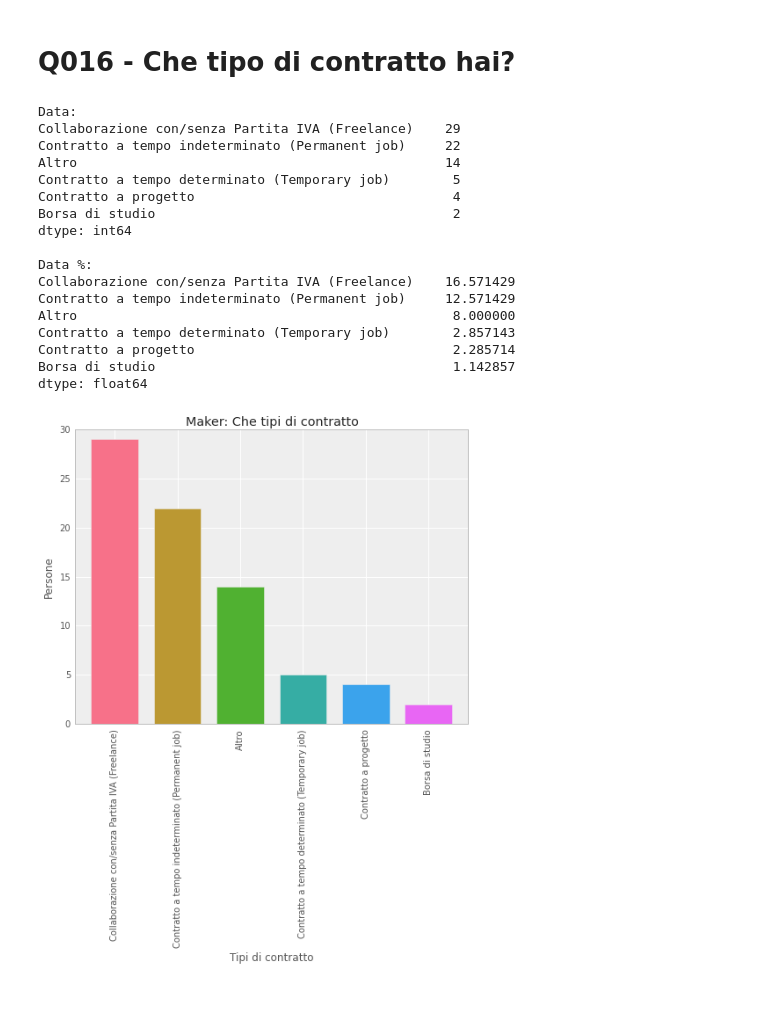
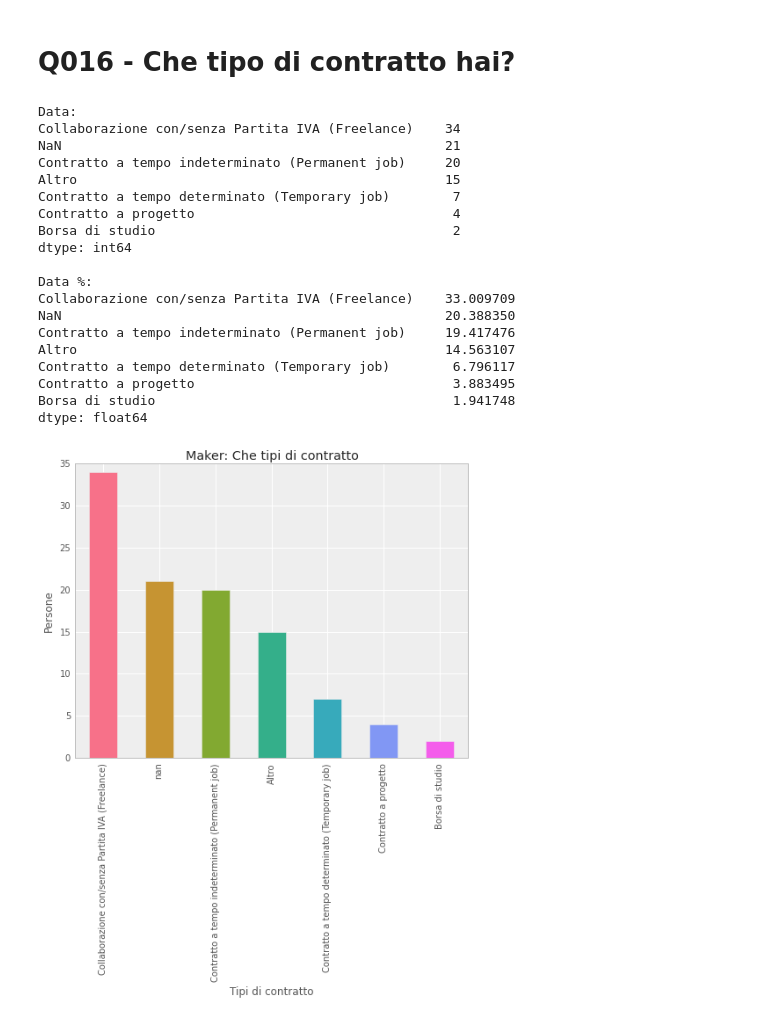
Before and after one commit to openp2pdesign/Makers-Inquiry---Analysis, a Jupyter notebook: Q016.ipynb, the cells around one changed output. Saved outputs shown, nothing was run; the diff lists cells and outputs as text; code cells hidden in the pictures.

```diff
--- a/Q016.ipynb
+++ b/Q016.ipynb
@@ -73,39 +24,41 @@ data.columns = substitutes
 #data[0:4] # Equals to data.head()
 # %%
 # Get the distribution of contract type
-contract = data["Q016"].value_counts()
+contract = data["Q016"].value_counts(dropna=False)
 print "Data:"
 print contract
 print ""
 print "Data %:"
-print data["Q016"].value_counts(normalize=True) * 100
+print data["Q016"].value_counts(normalize=True,dropna=False) * 100
 
 # Plot the data
 plt.figure(figsize=(8,6))
 plt.xlabel(u'Tipi di contratto')
 plt.ylabel('Persone')
 my_colors = seaborn.color_palette("husl", len(contract)) # Set color palette
 contract.plot(kind="bar",title="Maker: Che tipi di contratto",color=my_colors)
 plt.savefig("pdf/Q016-MakerTipiContratto01.pdf") # Save pdf
 # %% [output]
 Data:
-Collaborazione con/senza Partita IVA (Freelance)    29
-Contratto a tempo indeterminato (Permanent job)     22
-Altro                                               14
-Contratto a tempo determinato (Temporary job)        5
+Collaborazione con/senza Partita IVA (Freelance)    34
+NaN                                                 21
+Contratto a tempo indeterminato (Permanent job)     20
+Altro                                               15
+Contratto a tempo determinato (Temporary job)        7
 Contratto a progetto                                 4
 Borsa di studio                                      2
 dtype: int64
 
 Data %:
-Collaborazione con/senza Partita IVA (Freelance)    16.571429
-Contratto a tempo indeterminato (Permanent job)     12.571429
-Altro                                                8.000000
-Contratto a tempo determinato (Temporary job)        2.857143
-Contratto a progetto                                 2.285714
-Borsa di studio                                      1.142857
+Collaborazione con/senza Partita IVA (Freelance)    33.009709
+NaN                                                 20.388350
+Contratto a tempo indeterminato (Permanent job)     19.417476
+Altro                                               14.563107
+Contratto a tempo determinato (Temporary job)        6.796117
+Contratto a progetto                                 3.883495
+Borsa di studio                                      1.941748
 dtype: float64
-[figure, old version]
+[figure, new version]
 # %%
 # Get "other" data
 contract_other = data["Q016[other]"].str.lower().value_counts()
```
Also changed, not shown: parts of 5 cells of this notebook, 12 other files.
